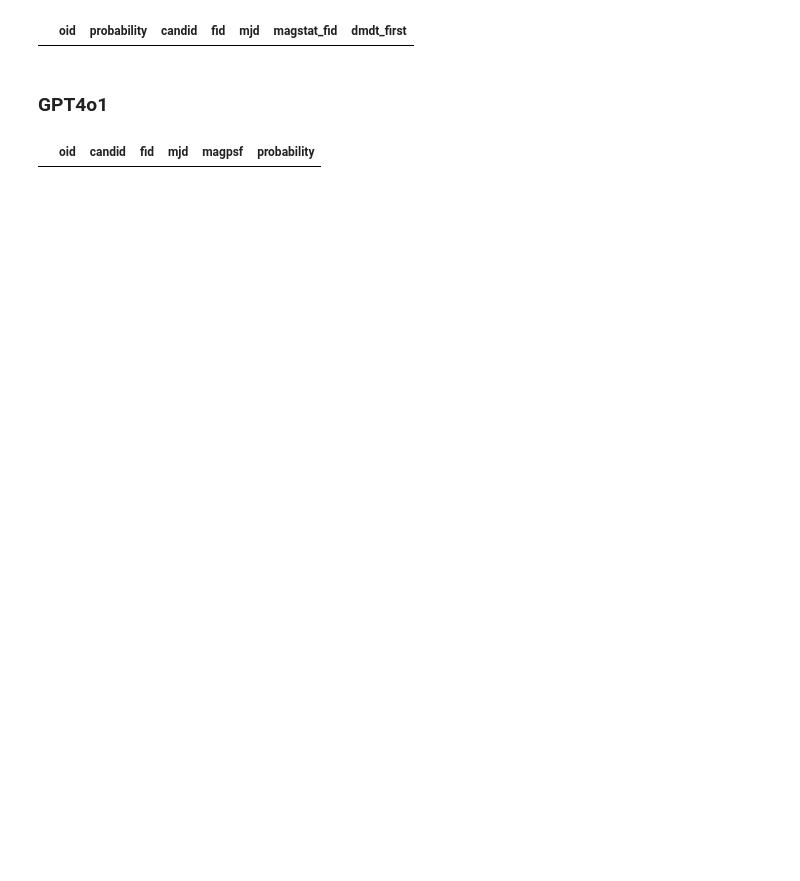
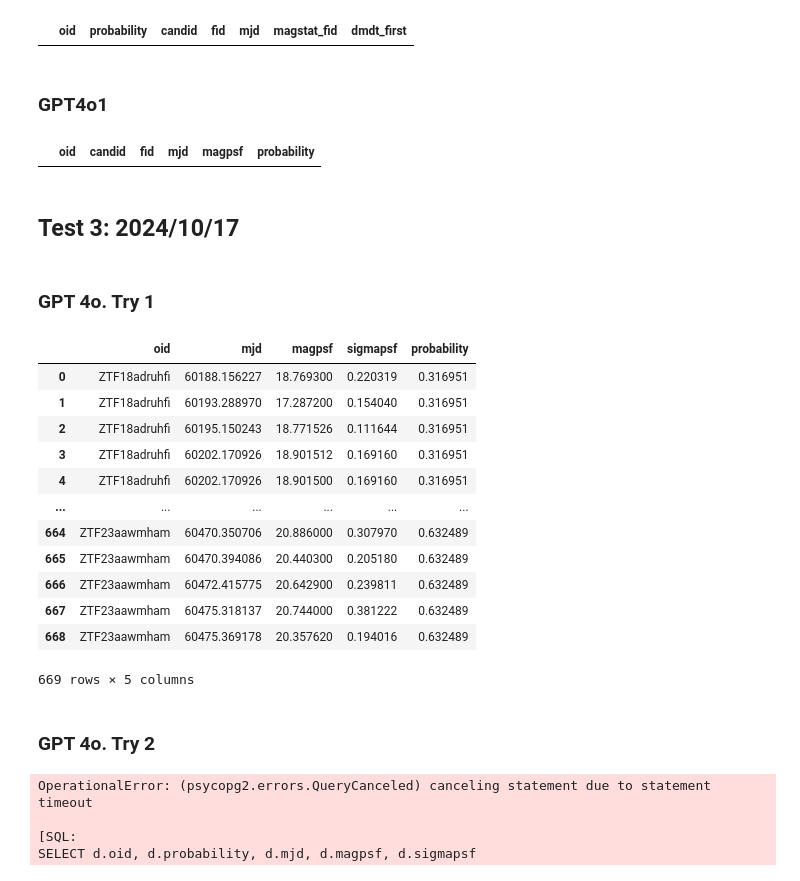
Before and after one commit to SimonSanfeliu/Tesis-Simon-Sanfeliu, a Jupyter notebook: visualize.ipynb, the cells around one changed output. Saved outputs shown, nothing was run; the diff lists cells and outputs as text; code cells hidden in the pictures; blank space fills up the shorter version.

Commit message:
✅ ⚡️ New prompt and tests

```diff
--- a/visualize.ipynb
+++ b/visualize.ipynb
@@ -293,3 +363,7 @@ engine.begin()
 pd.read_sql_query(full_query, con=engine)
 # %% [output]
 |  | oid | candid | fid | mjd | magpsf | probability |
+# %% [markdown]
+## Test 3: 2024/10/17
+# %% [markdown]
+### GPT 4o. Try 1
@@ -295,0 +425,27 @@ pd.read_sql_query(full_query, con=engine)
+# %%
+from secret.config import SQL_URL
+import requests
+import sqlalchemy as sa
+
+# Setup params for query engine
+params = requests.get(SQL_URL).json()['params']
+engine = sa.create_engine(f"postgresql+psycopg2://{params['user']}:{params['password']}@{params['host']}/{params['dbname']}")
+engine.begin()
+
+pd.read_sql_query(full_query, con=engine)
+# %% [output]
+|  | oid | mjd | magpsf | sigmapsf | probability |
+| 0 | ZTF18adruhfi | 60188.156227 | 18.769300 | 0.220319 | 0.316951 |
+| 1 | ZTF18adruhfi | 60193.288970 | 17.287200 | 0.154040 | 0.316951 |
+| 2 | ZTF18adruhfi | 60195.150243 | 18.771526 | 0.111644 | 0.316951 |
+| 3 | ZTF18adruhfi | 60202.170926 | 18.901512 | 0.169160 | 0.316951 |
+| 4 | ZTF18adruhfi | 60202.170926 | 18.901500 | 0.169160 | 0.316951 |
+| ... | ... | ... | ... | ... | ... |
+| 664 | ZTF23aawmham | 60470.350706 | 20.886000 | 0.307970 | 0.632489 |
+| 665 | ZTF23aawmham | 60470.394086 | 20.440300 | 0.205180 | 0.632489 |
+| 666 | ZTF23aawmham | 60472.415775 | 20.642900 | 0.239811 | 0.632489 |
+| 667 | ZTF23aawmham | 60475.318137 | 20.744000 | 0.381222 | 0.632489 |
+| 668 | ZTF23aawmham | 60475.369178 | 20.357620 | 0.194016 | 0.632489 |
+669 rows × 5 columns
+# %% [markdown]
+### GPT 4o. Try 2
@@ -295,0 +508,16 @@ pd.read_sql_query(full_query, con=engine)
+# %%
+from secret.config import SQL_URL
+import requests
+import sqlalchemy as sa
+
+# Setup params for query engine
+params = requests.get(SQL_URL).json()['params']
+engine = sa.create_engine(f"postgresql+psycopg2://{params['user']}:{params['password']}@{params['host']}/{params['dbname']}")
+engine.begin()
+
+pd.read_sql_query(full_query, con=engine)
+# %% [output]
+OperationalError: (psycopg2.errors.QueryCanceled) canceling statement due to statement timeout
+
+[SQL:
+SELECT d.oid, d.probability, d.mjd, d.magpsf, d.sigmapsf
```
Also changed, not shown: parts of 8 cells of this notebook, 1 other file.
